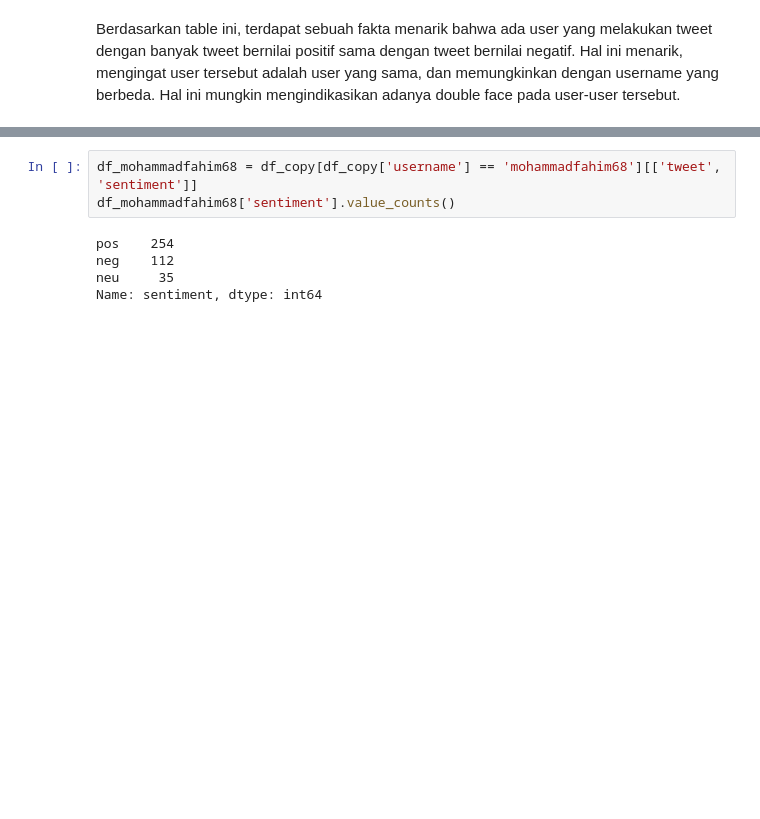
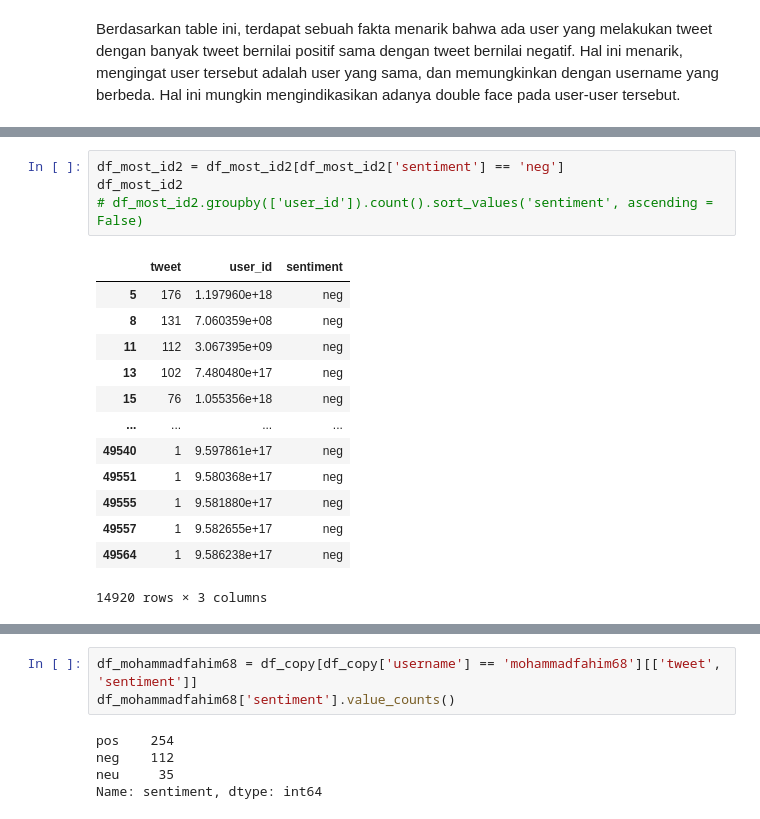
Before and after one commit to rarmnsyah/DATASCIENCE, a Jupyter notebook: analysis-twit-sentiment-project/main.ipynb, the cells around one changed output, grey strips where cells are left out. Cells and saved outputs as stored; diff of their text form; blank space fills up the shorter version.

```diff
--- a/MEGA-PROJECT/main.ipynb
+++ b/analysis-twit-sentiment-project/main.ipynb
@@ -360,0 +356,18 @@ df_most_id3
+# %%
+df_most_id2 = df_most_id2[df_most_id2['sentiment'] == 'neg']
+df_most_id2
+# df_most_id2.groupby(['user_id']).count().sort_values('sentiment', ascending = False)
+# %% [output]
+|  | tweet | user_id | sentiment |
+| 5 | 176 | 1.197960e+18 | neg |
+| 8 | 131 | 7.060359e+08 | neg |
+| 11 | 112 | 3.067395e+09 | neg |
+| 13 | 102 | 7.480480e+17 | neg |
+| 15 | 76 | 1.055356e+18 | neg |
+| ... | ... | ... | ... |
+| 49540 | 1 | 9.597861e+17 | neg |
+| 49551 | 1 | 9.580368e+17 | neg |
+| 49555 | 1 | 9.581880e+17 | neg |
+| 49557 | 1 | 9.582655e+17 | neg |
+| 49564 | 1 | 9.586238e+17 | neg |
+14920 rows × 3 columns
```
Also changed, not shown: parts of 5 cells of this notebook, 7 other files.
